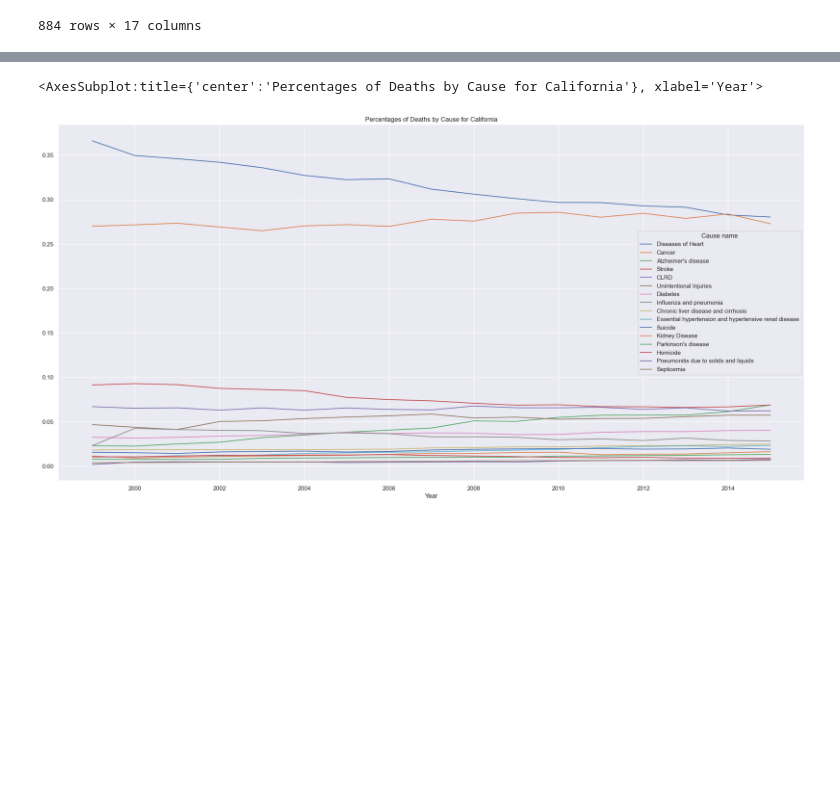
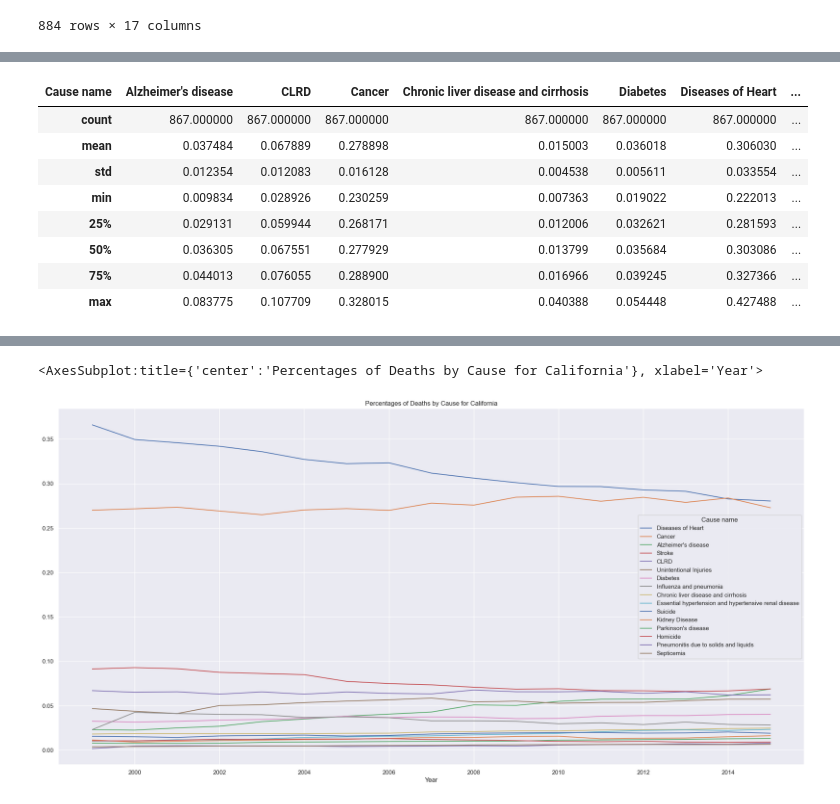
Before and after one commit to mattlehrer/research_methods_assignment_6, a Jupyter notebook: Assignment6_Group_C.ipynb, the cells around one changed output, grey strips where cells are left out. Drawn from its saved outputs; the diff is of its cells as text; code cells hidden in the pictures; blank space fills up the shorter version.

```diff
--- a/Assignment6_Group_C.ipynb
+++ b/Assignment6_Group_C.ipynb
@@ -333,0 +363,12 @@ states_by_year_pct
+# %%
+states_by_year_pct.describe()
+# %% [output]
+| Cause name | Alzheimer's disease | CLRD | Cancer | Chronic liver disease and cirrhosis | Diabetes | Diseases of Heart | ... |
+| count | 867.000000 | 867.000000 | 867.000000 | 867.000000 | 867.000000 | 867.000000 | ... |
+| mean | 0.037484 | 0.067889 | 0.278898 | 0.015003 | 0.036018 | 0.306030 | ... |
+| std | 0.012354 | 0.012083 | 0.016128 | 0.004538 | 0.005611 | 0.033554 | ... |
+| min | 0.009834 | 0.028926 | 0.230259 | 0.007363 | 0.019022 | 0.222013 | ... |
+| 25% | 0.029131 | 0.059944 | 0.268171 | 0.012006 | 0.032621 | 0.281593 | ... |
+| 50% | 0.036305 | 0.067551 | 0.277929 | 0.013799 | 0.035684 | 0.303086 | ... |
+| 75% | 0.044013 | 0.076055 | 0.288900 | 0.016966 | 0.039245 | 0.327366 | ... |
+| max | 0.083775 | 0.107709 | 0.328015 | 0.040388 | 0.054448 | 0.427488 | ... |
```
Also changed, not shown: parts of 9 cells of this notebook.
